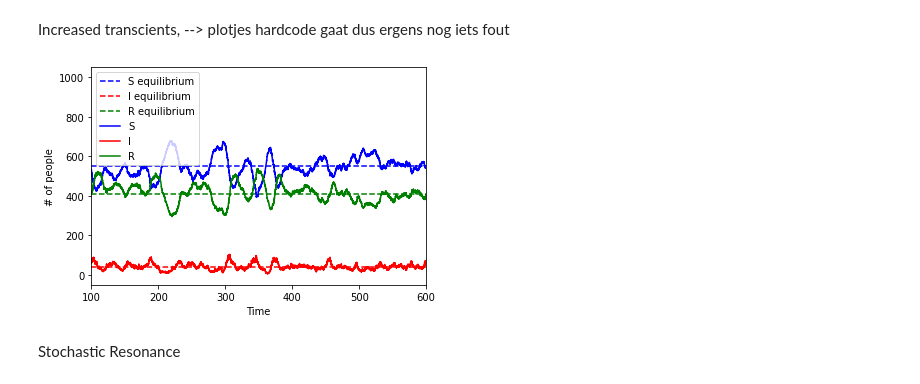
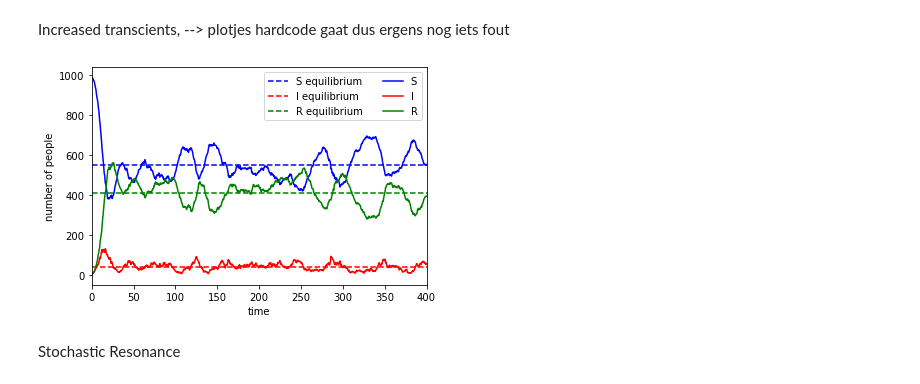
Before and after one commit to JaccovanWijk/CLSIntro2, a Jupyter notebook: Assignment 2.ipynb, the cells around one changed output. Cells and saved outputs as stored; diff of their text form; code cells hidden in the pictures.

```diff
--- a/Assignment 2.ipynb
+++ b/Assignment 2.ipynb
@@ -336,34 +362,36 @@ Increased transcients, --> plotjes hardcode gaat dus ergens nog iets fout
 # %%
 beta = 1
 gamma = 0.5
 mu = 0.05
 population = 1000
-max_t = 600
+max_t = 400
 epsilon = 5.5 * 10 ** -5 * np.sqrt(population)
 
-s, i, r, t, e = SIR_import(population, max_t, beta, gamma, mu, epsilon)
+s, i, r, e = SIR_Import(population, max_t, beta, gamma, mu, epsilon)
+t = np.linspace(0,max_t,len(s))
 
 
 R0 = beta/(gamma+mu)
 Seq = 1/R0
 Ieq = (gamma/beta )* (R0-1)
 Req = 1 - Seq - Ieq
 
 
 plt.figure()
 plt.axhline(y=Seq*population, color='b', linestyle='--', label='S equilibrium')
 plt.axhline(y=Req*population, color='r', linestyle='--', label='I equilibrium')
 plt.axhline(y=Ieq*population, color='g', linestyle='--', label='R equilibrium')
-plt.xlim([100, max_t])
+plt.xlim([0, max_t])
 plt.plot(t, s, color='b', label='S')
 plt.plot(t, i, color='r', label='I')
 plt.plot(t, r, color='g', label='R')
-plt.legend()
-plt.xlabel('Time')
-plt.ylabel('# of people')
+plt.legend(ncol=2)
+plt.xlabel('time')
+plt.ylabel('number of people')
+# plt.savefig("figs/transcients", dpi=400)
 plt.show()
 # %% [output]
-[figure, old version]
+[figure, new version]
 # %% [markdown]
 Stochastic Resonance
 # %%
```
Also changed, not shown: parts of 7 cells of this notebook, 11 other files.
